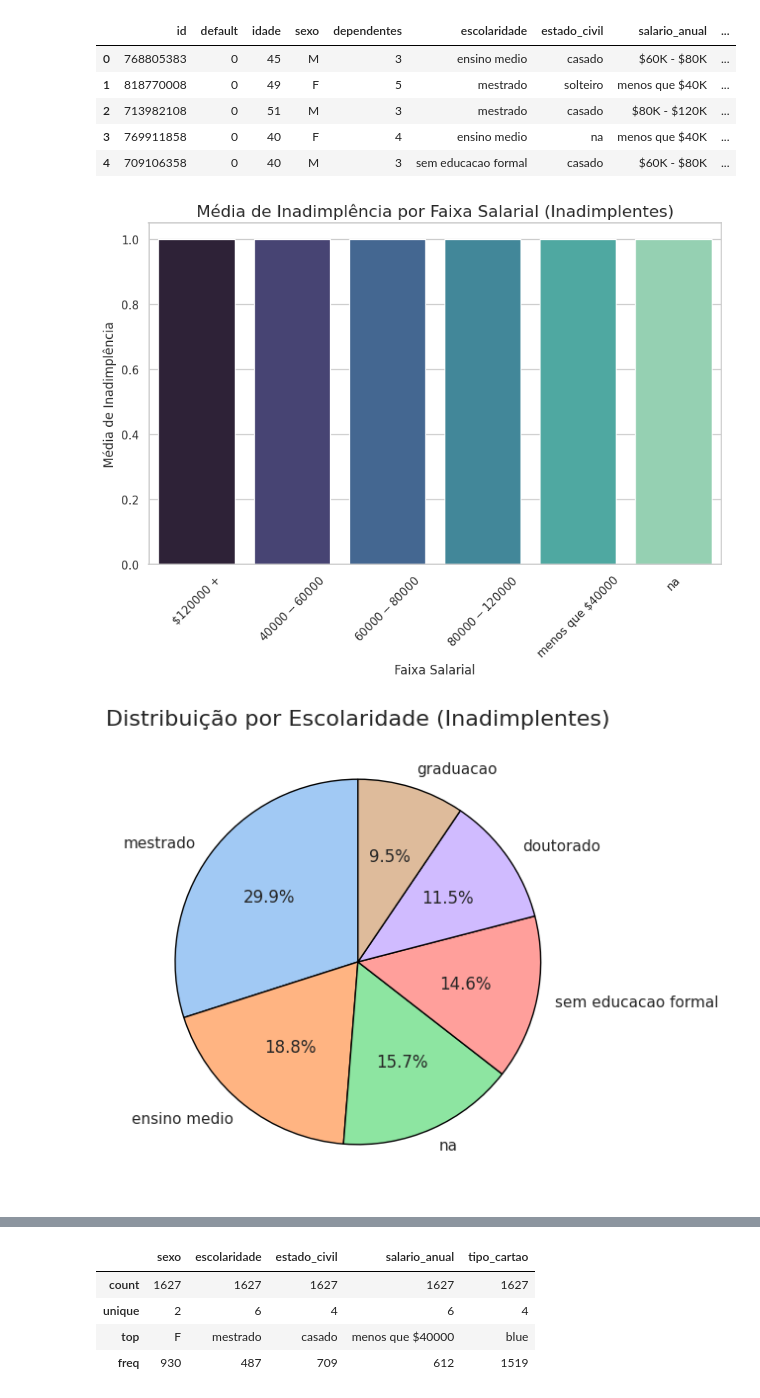
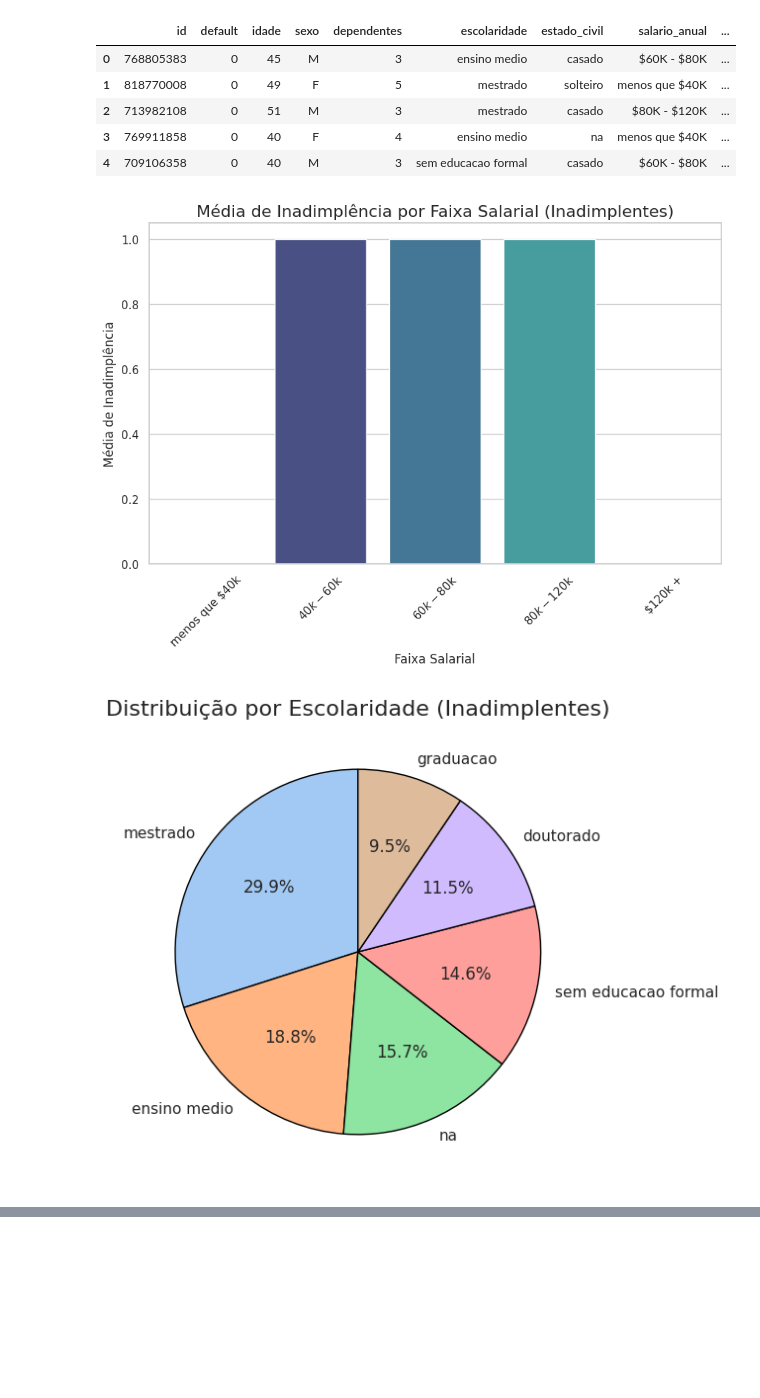
Before and after one commit to Sumag666/Volta-zero, a Jupyter notebook: tarefa-1.ipynb, the cells around one changed output, grey strips where cells are left out. Saved outputs shown, nothing was run; the diff lists cells and outputs as text; code cells hidden in the pictures; blank space fills up the shorter version.

Commit message:
Kaggle Notebook | Tarefa 1 | Tarefa 1 -v4

```diff
--- a/tarefa-1.ipynb
+++ b/tarefa-1.ipynb
@@ -22,32 +22,60 @@ data.head()
 import pandas as pd
 import matplotlib.pyplot as plt
 import seaborn as sns
+import os
 
 # Configuração de estilo para os gráficos
 sns.set(style="whitegrid")
 
 # Caminho do arquivo no ambiente do Kaggle
-file_path = '/kaggle/input/python-m10-support-material/Python_M10_support material.csv'
+file_path = os.path.join('/kaggle/input/python-m10-support-material/Python_M10_support material.csv')
 
 # Carregar os dados
-data = pd.read_csv(file_path)
+try:
+    df = pd.read_csv(file_path, encoding='utf8')
+except UnicodeDecodeError:
+    df = pd.read_csv(file_path, encoding='latin1')
 
-# Substituir a letra "K" por "000" na coluna 'salario_anual'
-data['salario_anual'] = data['salario_anual'].str.replace('K', '000')
+def calcular_media_faixa(salario_str):
+    if isinstance(salario_str, str):
+        salario_str = salario_str.replace('$', '').strip()
+        if '-' in salario_str:
+            try:
+                low, high = map(float, salario_str.replace('K', '000').split('-'))
+                return (low + high) / 2
+            except ValueError:
+                return None
+        else:
+            try:
+                 return float(salario_str.replace('K', '000'))
+            except ValueError:
+                 return None
+    return salario_str
+
+
+# Converter faixa salarial para numérico
+df['salario_anual'] = df['salario_anual'].apply(calcular_media_faixa)
+
+
+
+# Criar faixas salariais
+bins = [0, 40000, 60000, 80000, 120000, 1e6]
+labels = ['menos que $40k', '$40k-$60k', '$60k-$80k', '$80k-$120k', '$120k +']
+df['faixa_salarial'] = pd.cut(df['salario_anual'], bins=bins, labels=labels)
 
 # Remover caracteres indesejados das colunas monetárias e convertê-las para numérico
-data['limite_credito'] = data['limite_credito'].str.replace('.', '').str.replace(',', '.').astype(float)
-data['valor_transacoes_12m'] = data['valor_transacoes_12m'].str.replace('.', '').str.replace(',', '.').astype(float)
+df['limite_credito'] = df['limite_credito'].astype(str).str.replace('.', '').str.replace(',', '.').astype(float)
+df['valor_transacoes_12m'] = df['valor_transacoes_12m'].astype(str).str.replace('.', '').str.replace(',', '.').astype(float)
 
 # Excluindo espaços desnecessários nas colunas categóricas
-categorical_columns = ['sexo', 'escolaridade', 'estado_civil', 'salario_anual', 'tipo_cartao']
-data[categorical_columns] = data[categorical_columns].apply(lambda x: x.str.strip())
+categorical_columns = ['sexo', 'escolaridade', 'estado_civil', 'tipo_cartao']
+df[categorical_columns] = df[categorical_columns].apply(lambda x: x.str.strip())
 
 # Filtrar apenas inadimplentes
-inadimplentes = data[data['default'] == 1]
+inadimplentes = df[df['default'] == 1]
 
 # Média de inadimplência por faixa salarial (apenas inadimplentes)
-inadimplencia_por_salario = inadimplentes.groupby('salario_anual')['default'].mean()
+inadimplencia_por_salario = inadimplentes.groupby('faixa_salarial', observed=True)['default'].mean()
 
 plt.figure(figsize=(10, 6))
 sns.barplot(x=inadimplencia_por_salario.index, y=inadimplencia_por_salario.values, palette='mako')
@@ -61,35 +89,38 @@ plt.show()
 plt.figure(figsize=(8, 6))
 inadimplentes['escolaridade'].value_counts(normalize=True).plot.pie(
     autopct='%1.1f%%', startangle=90, colors=sns.color_palette('pastel'), wedgeprops={'edgecolor': 'black'}
 )
 plt.title('Distribuição por Escolaridade (Inadimplentes)', fontsize=16)
 plt.ylabel('')
 plt.show()
 
 # Gráfico de dispersão filtrado apenas para inadimplentes
 plt.figure(figsize=(8, 6))
 sns.scatterplot(
     x='limite_credito', y='valor_transacoes_12m', data=inadimplentes, alpha=0.5, color='coral'
 )
 plt.title('Relação entre Limite de Crédito e Valor de Transações (Inadimplentes)', fontsize=16)
 plt.xlabel('Limite de Crédito', fontsize=12)
 plt.ylabel('Valor de Transações nos Últimos 12 Meses', fontsize=12)
 plt.show()
 
 # Heatmap de correlação (apenas inadimplentes)
 plt.figure(figsize=(12, 8))
 correlation_matrix_inadimplentes = inadimplentes.select_dtypes(include='number').corr()
 sns.heatmap(correlation_matrix_inadimplentes, annot=True, fmt=".2f", cmap='coolwarm', linewidths=0.5)
 plt.title('Matriz de Correlação (Inadimplentes)', fontsize=16)
 plt.show()
 
 # Exibir resumos descritivos
 categorical_summary_inadimplentes = inadimplentes[categorical_columns].describe()
 numeric_summary_inadimplentes = inadimplentes.describe()
 
-display(categorical_summary_inadimplentes)
-display(numeric_summary_inadimplentes)
+print("Resumo categórico dos inadimplentes:")
+print(categorical_summary_inadimplentes)
+
+print("\nResumo numérico dos inadimplentes:")
+print(numeric_summary_inadimplentes)
 # %% [output]
-[figure, old version]
+[figure, new version]
 [figure]
 [figure]
@@ -97,5 +127,0 @@ display(numeric_summary_inadimplentes)
-|  | sexo | escolaridade | estado_civil | salario_anual | tipo_cartao |
-| count | 1627 | 1627 | 1627 | 1627 | 1627 |
-| unique | 2 | 6 | 4 | 6 | 4 |
-| top | F | mestrado | casado | menos que $40000 | blue |
-| freq | 930 | 487 | 709 | 612 | 1519 |
```
Also changed, not shown: parts of 1 cell of this notebook.
